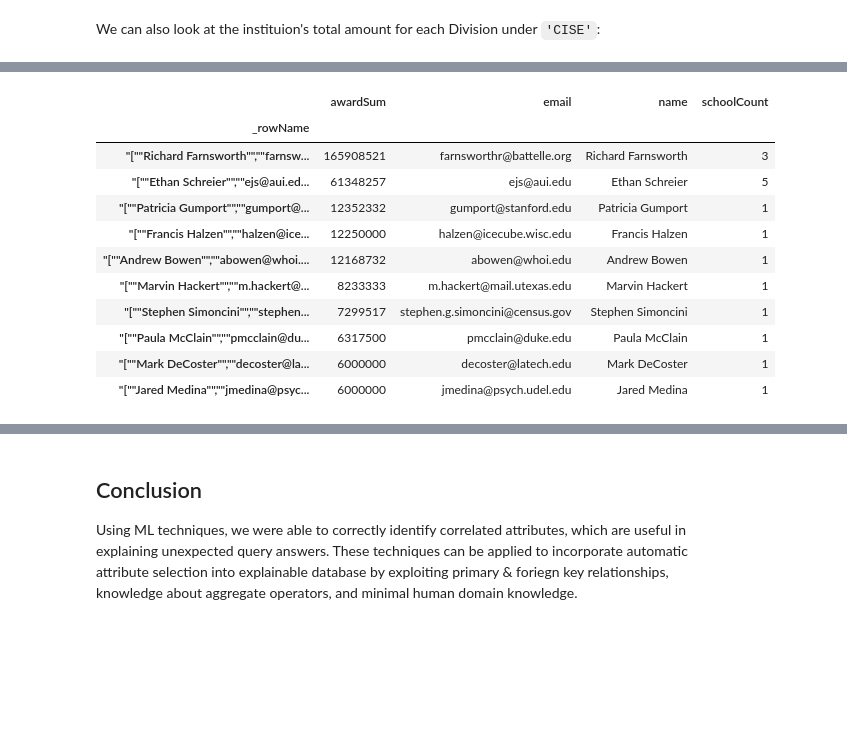
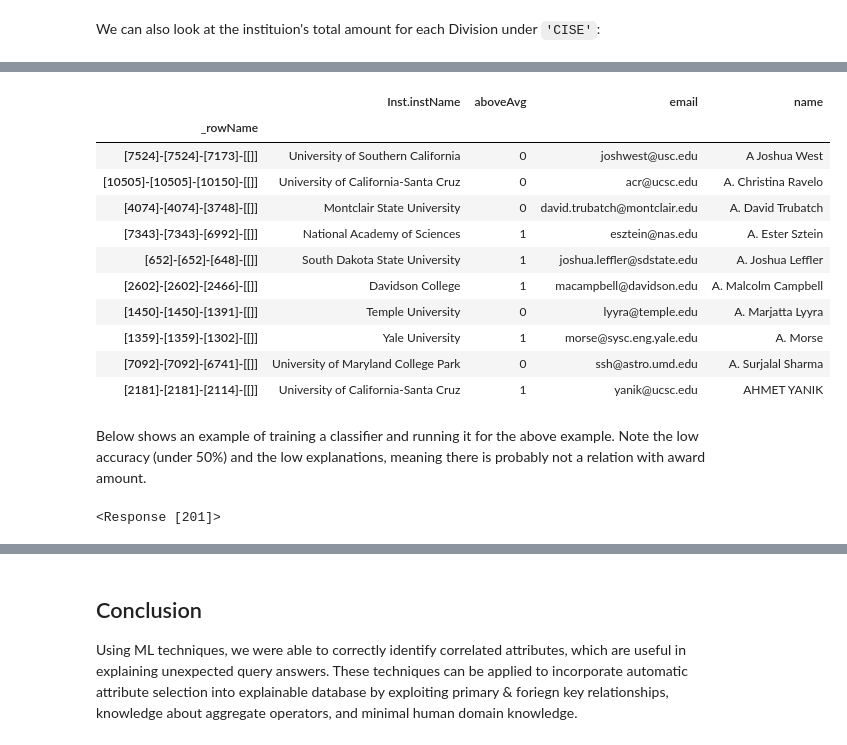
Before and after one commit to Mdevlin4/CMSC724, a Jupyter notebook: Explaining Queries by Identifying Biased Features.ipynb, the cells around one changed output, grey strips where cells are left out. Cells and saved outputs as stored; diff of their text form; code cells hidden in the pictures; blank space fills up the shorter version.

```diff
--- a/Explaining Queries by Identifying Biased Features.ipynb
+++ b/Explaining Queries by Identifying Biased Features.ipynb
@@ -387,23 +389,56 @@ Using the technique described above, we can identify the attributes relevant for
 # %%
 mldb.query("""
-SELECT Invest.name AS name, Invest.email AS email,
-sum(A.amount) AS awardSum, count(Inst.instName) as schoolCount
+SELECT Invest.name AS name, Invest.email AS email, Inst.instName, A.amount > amtavg AS aboveAvg
 FROM Award AS A
 INNER JOIN Investigator AS Invest ON Invest.aid = A.aid
 INNER JOIN Institution AS Inst ON Inst.aid = A.aid
-GROUP BY Invest.name, Invest.email
-ORDER BY awardSum DESC LIMIT 10
+INNER JOIN (
+            SELECT avg(amount) AS amtavg
+            FROM Award
+            )
+ORDER BY name
+LIMIT 10
 """)
 # %% [output]
-|  | awardSum | email | name | schoolCount |
+|  | Inst.instName | aboveAvg | email | name |
 | _rowName |  |  |  |  |
-| "[""Richard Farnsworth"",""farnsw... | 165908521 | farnsworthr@battelle.org | Richard Farnsworth | 3 |
-| "[""Ethan Schreier"",""ejs@aui.ed... | 61348257 | ejs@aui.edu | Ethan Schreier | 5 |
-| "[""Patricia Gumport"",""gumport@... | 12352332 | gumport@stanford.edu | Patricia Gumport | 1 |
-| "[""Francis Halzen"",""halzen@ice... | 12250000 | halzen@icecube.wisc.edu | Francis Halzen | 1 |
-| "[""Andrew Bowen"",""abowen@whoi.... | 12168732 | abowen@whoi.edu | Andrew Bowen | 1 |
-| "[""Marvin Hackert"",""m.hackert@... | 8233333 | m.hackert@mail.utexas.edu | Marvin Hackert | 1 |
-| "[""Stephen Simoncini"",""stephen... | 7299517 | stephen.g.simoncini@census.gov | Stephen Simoncini | 1 |
-| "[""Paula McClain"",""pmcclain@du... | 6317500 | pmcclain@duke.edu | Paula McClain | 1 |
-| "[""Mark DeCoster"",""decoster@la... | 6000000 | decoster@latech.edu | Mark DeCoster | 1 |
-| "[""Jared Medina"",""jmedina@psyc... | 6000000 | jmedina@psych.udel.edu | Jared Medina | 1 |
+| [7524]-[7524]-[7173]-[[]] | University of Southern California | 0 | joshwest@usc.edu | A Joshua West |
+| [10505]-[10505]-[10150]-[[]] | University of California-Santa Cruz | 0 | acr@ucsc.edu | A. Christina Ravelo |
+| [4074]-[4074]-[3748]-[[]] | Montclair State University | 0 | david.trubatch@montclair.edu | A. David Trubatch |
+| [7343]-[7343]-[6992]-[[]] | National Academy of Sciences | 1 | esztein@nas.edu | A. Ester Sztein |
+| [652]-[652]-[648]-[[]] | South Dakota State University | 1 | joshua.leffler@sdstate.edu | A. Joshua Leffler |
+| [2602]-[2602]-[2466]-[[]] | Davidson College | 1 | macampbell@davidson.edu | A. Malcolm Campbell |
+| [1450]-[1450]-[1391]-[[]] | Temple University | 0 | lyyra@temple.edu | A. Marjatta Lyyra |
+| [1359]-[1359]-[1302]-[[]] | Yale University | 1 | morse@sysc.eng.yale.edu | A. Morse |
+| [7092]-[7092]-[6741]-[[]] | University of Maryland College Park | 0 | ssh@astro.umd.edu | A. Surjalal Sharma |
+| [2181]-[2181]-[2114]-[[]] | University of California-Santa Cruz | 1 | yanik@ucsc.edu | AHMET YANIK |
+# %% [markdown]
+Below shows an example of training a classifier and running it for the above example. Note the low accuracy (under 50%) and the low explanations, meaning there is probably not a relation with award amount.
+# %%
+print mldb.put('/v1/procedures/_', {
+    'type': 'classifier.train',
+    'params': {
+        'trainingData': """
+
+            SELECT {* EXCLUDING (aboveAvg)} AS features,
+                   aboveAvg AS label
+            FROM (
+                SELECT Invest.name AS name, Invest.email AS email, A.amount > amtavg AS aboveAvg
+                FROM Award AS A
+                INNER JOIN Investigator AS Invest ON Invest.aid = A.aid
+                INNER JOIN Institution AS Inst ON Inst.aid = A.aid
+                INNER JOIN (
+                            SELECT avg(amount) AS amtavg
+                            FROM Award
+                            )
+            )
+            WHERE rowHash() % 4 != 0
+            """,
+        'modelFileUrl': 'file://award_model.cls',
+        'algorithm': 'bbdt',
+        'functionName': 'score',
+        'mode': 'boolean'
+        }
+    })
+# %% [output]
+<Response [201]>
```
Also changed, not shown: parts of 5 cells of this notebook, 3 other files.
